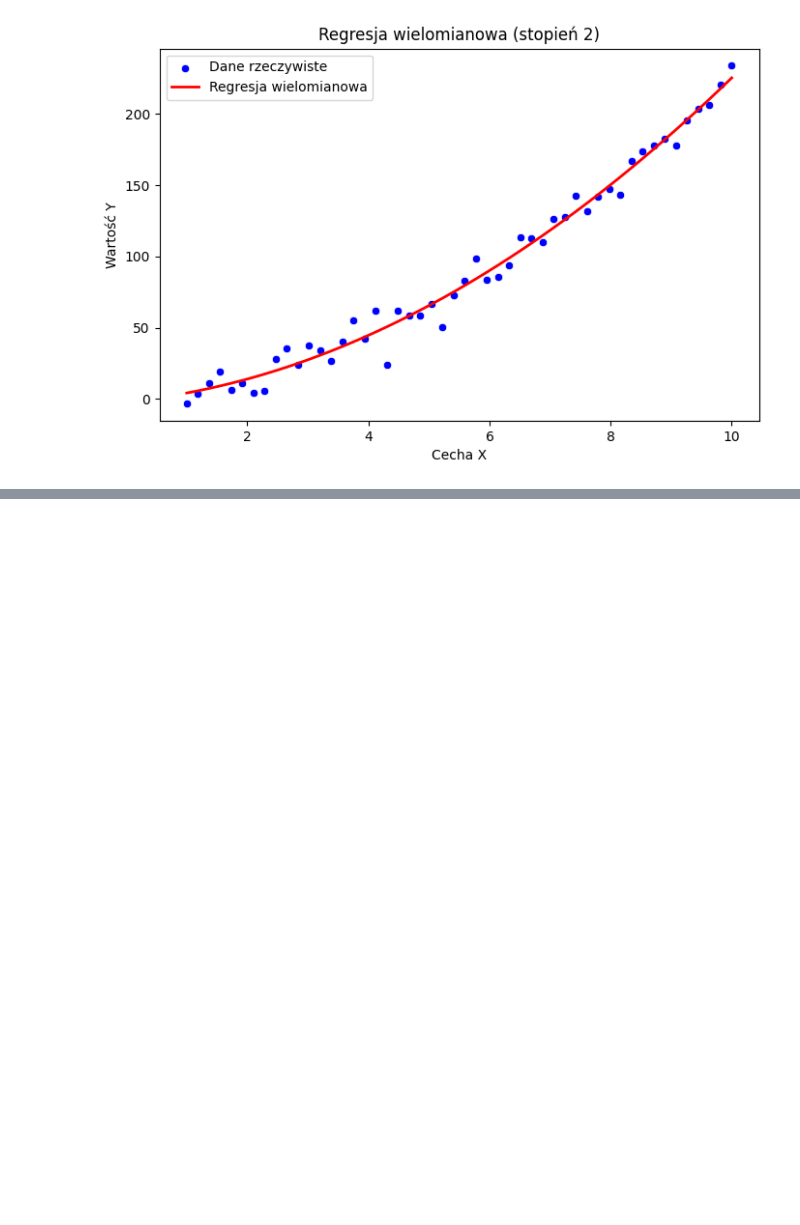
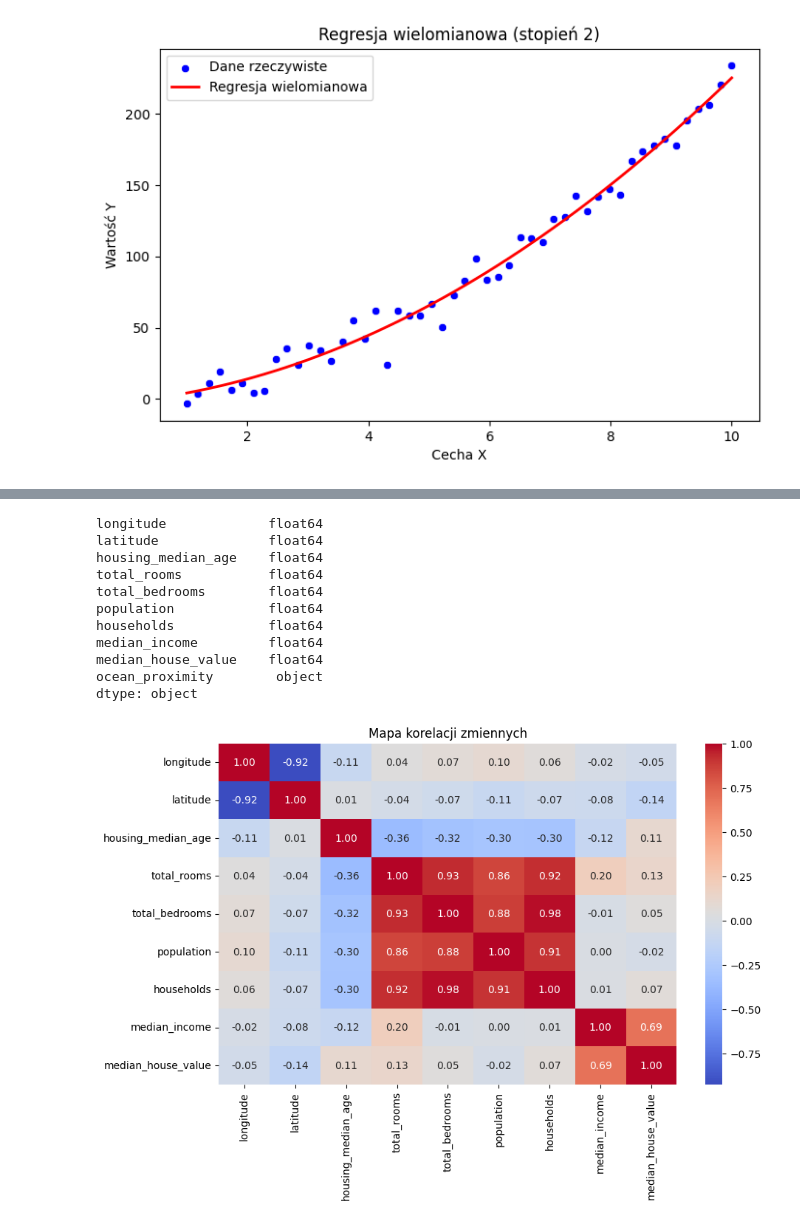
Before and after one commit to HMurawski/dump, a Jupyter notebook: dump_learning/February 25'/240225/44.ipynb, the cells around one changed output, grey strips where cells are left out. Saved outputs shown, nothing was run; the diff lists cells and outputs as text; code cells hidden in the pictures; blank space fills up the shorter version.

```diff
--- a/dump_learning/February 25'/240225/44.ipynb
+++ b/dump_learning/February 25'/240225/44.ipynb
@@ -115,3 +115,6 @@ plt.title("Regresja wielomianowa (stopień 2)")
 plt.show()
 # %% [output]
 [figure]
+# %%
+url = "https://raw.githubusercontent.com/ageron/handson-ml/master/datasets/housing/housing.csv"
+df = pd.read_csv(url)
@@ -117,0 +179,21 @@ plt.show()
+# %%
+
+print(df.dtypes)
+df_numeric = df.select_dtypes(include=['number'])  # Wybieramy tylko kolumny numeryczne
+plt.figure(figsize=(10,6))
+sns.heatmap(df_numeric.corr(), annot=True, cmap='coolwarm', fmt=".2f")
+plt.title("Mapa korelacji zmiennych")
+plt.show()
+# %% [output]
+longitude             float64
+latitude              float64
+housing_median_age    float64
+total_rooms           float64
+total_bedrooms        float64
+population            float64
+households            float64
+median_income         float64
+median_house_value    float64
+ocean_proximity        object
+dtype: object
+[figure, added]
```
Also changed, not shown: parts of 6 cells of this notebook.
